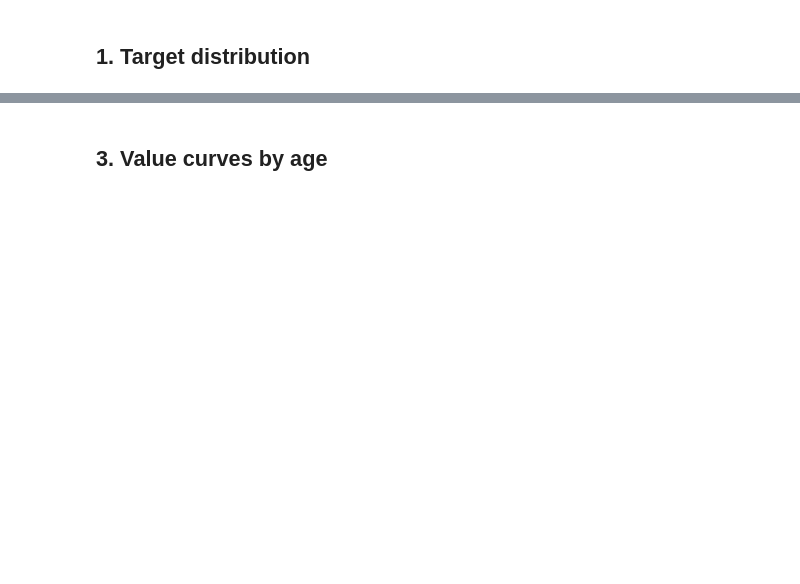
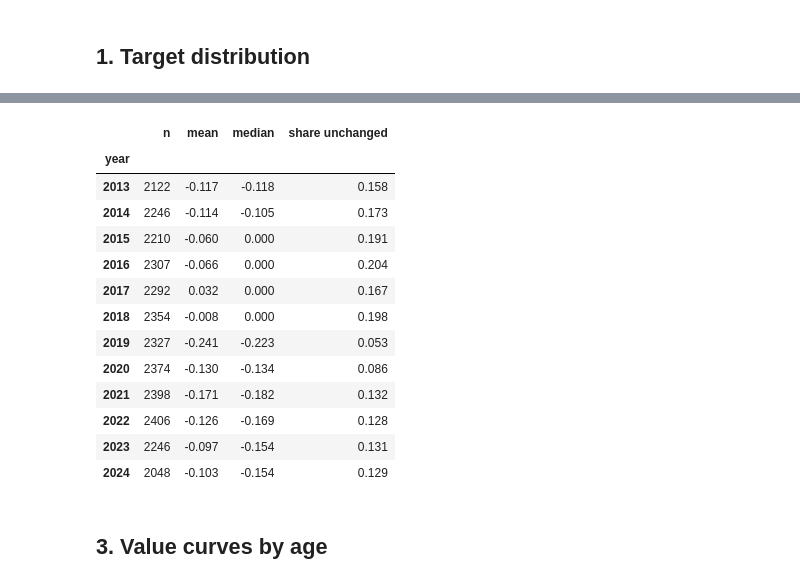
Before and after one commit to simonrl13/footballscout, a Jupyter notebook: notebooks/01_eda.ipynb, the cells around one changed output, grey strips where cells are left out. Cells and saved outputs as stored; diff of their text form; code cells hidden in the pictures; blank space fills up the shorter version.

```diff
--- a/notebooks/01_eda.ipynb
+++ b/notebooks/01_eda.ipynb
@@ -122,3 +89,22 @@ cov
+# %%
+by_year = t.groupby("year").target.agg(["size", "mean", "median", lambda x: (x == 0).mean()])
+by_year.columns = ["n", "mean", "median", "share unchanged"]
+by_year.round(3)
+# %% [output]
+|  | n | mean | median | share unchanged |
+| year |  |  |  |  |
+| 2013 | 2122 | -0.117 | -0.118 | 0.158 |
+| 2014 | 2246 | -0.114 | -0.105 | 0.173 |
+| 2015 | 2210 | -0.060 | 0.000 | 0.191 |
+| 2016 | 2307 | -0.066 | 0.000 | 0.204 |
+| 2017 | 2292 | 0.032 | 0.000 | 0.167 |
+| 2018 | 2354 | -0.008 | 0.000 | 0.198 |
+| 2019 | 2327 | -0.241 | -0.223 | 0.053 |
+| 2020 | 2374 | -0.130 | -0.134 | 0.086 |
+| 2021 | 2398 | -0.171 | -0.182 | 0.132 |
+| 2022 | 2406 | -0.126 | -0.169 | 0.128 |
+| 2023 | 2246 | -0.097 | -0.154 | 0.131 |
+| 2024 | 2048 | -0.103 | -0.154 | 0.129 |
 # %% [markdown]
 ## 3. Value curves by age
 # %%
```
Also changed, not shown: parts of 13 cells of this notebook, 43 other files.
